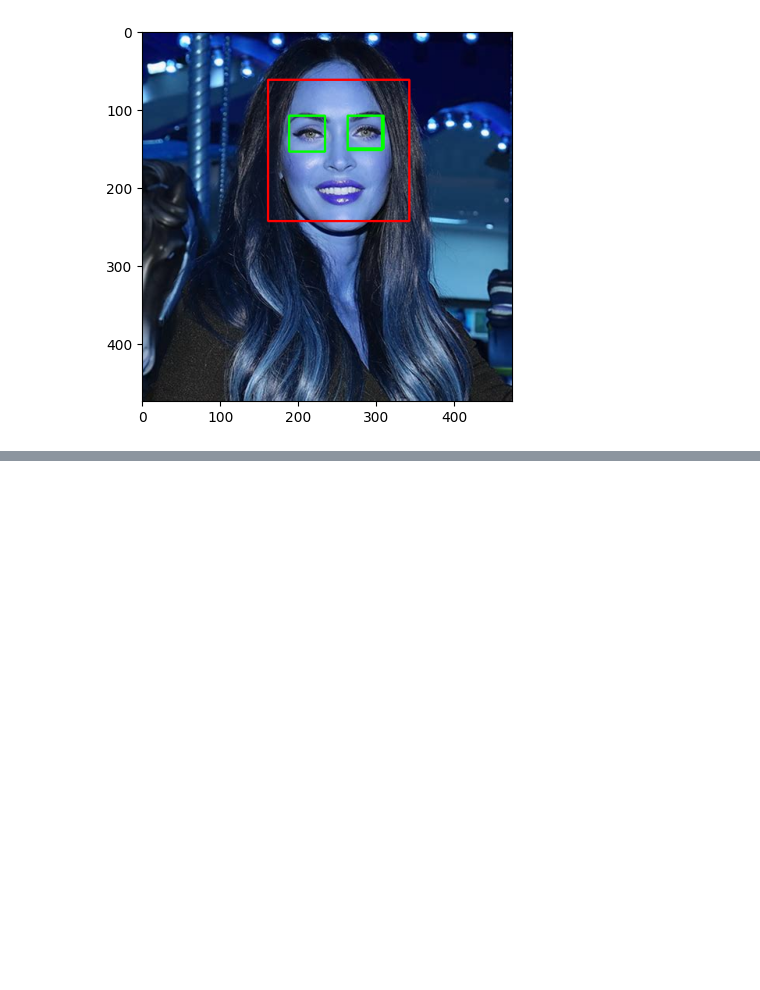
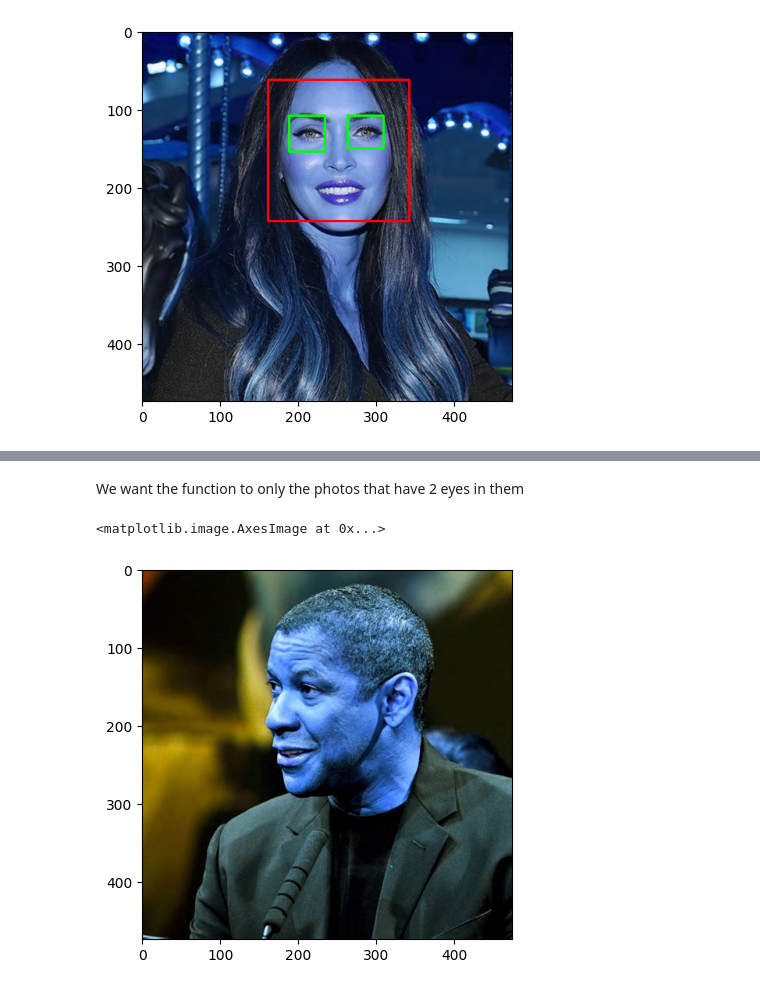
Before and after one commit to InspectorGoole/Celeb-image-classification, a Jupyter notebook: model/celeb_classifier.ipynb, the cells around one changed output, grey strips where cells are left out. Saved outputs shown, nothing was run; the diff lists cells and outputs as text; code cells hidden in the pictures; blank space fills up the shorter version.

```diff
--- a/model/celeb_classifier.ipynb
+++ b/model/celeb_classifier.ipynb
@@ -69,0 +104,8 @@ plt.imshow(roi_color, cmap='gray') # roi: region of interest
+# %% [markdown]
+We want the function to only the photos that have 2 eyes in them
+# %%
+org_image = cv2.imread('./test _images/006_2880115c.jpg')
+plt.imshow(org_image)
+# %% [output]
+<matplotlib.image.AxesImage at 0x...>
+[figure, added]
```
Also changed, not shown: parts of 29 cells of this notebook.
